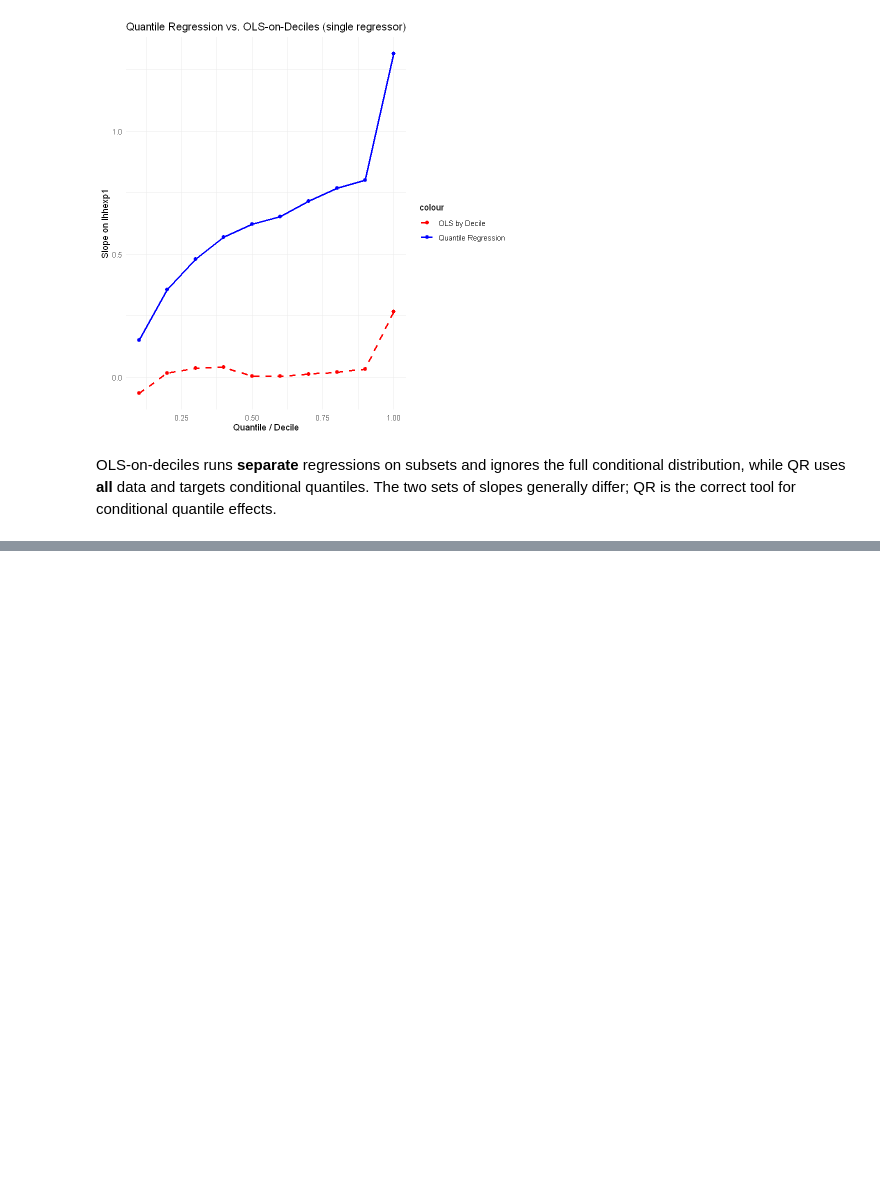
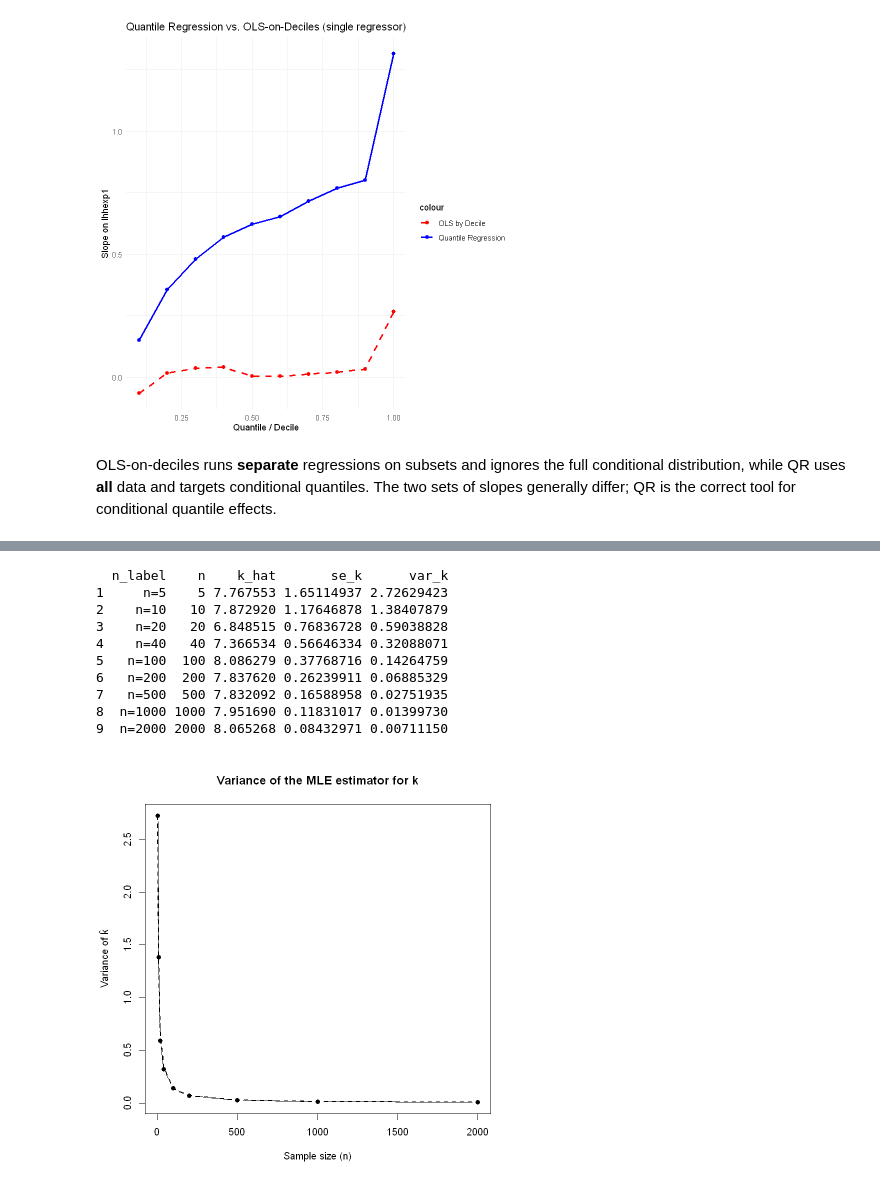
Before and after one commit to 52804407/Advanced_Econometrics_Pasz_Dohnal_Tom-, a Jupyter notebook: AE HW1 Pasz Dohnal Gabriel.ipynb, the cells around one changed output, grey strips where cells are left out. Drawn from its saved outputs; the diff is of its cells as text; code cells hidden in the pictures; blank space fills up the shorter version.

```diff
--- a/AE HW1 Pasz Dohnal Gabriel.ipynb
+++ b/AE HW1 Pasz Dohnal Gabriel.ipynb
@@ -621,0 +749,27 @@ par(mfrow = c(1, 1))
+# %%
+# Variance of the MLE for each sample size
+mle_tbl$var_k <- mle_tbl$se_k^2
+
+# Plot variance against sample size
+plot(mle_tbl$n, mle_tbl$var_k, type = "b", pch = 16,
+     xlab = "Sample size (n)", ylab = "Variance of k̂",
+     main = "Variance of the MLE estimator for k")
+
+# Reference line (decreasing with 1/n)
+lines(mle_tbl$n, mle_tbl$var_k[1] * (mle_tbl$n[1] / mle_tbl$n),
+      lty = 2, lwd = 2)
+
+# Table
+print(mle_tbl[, c("n_label", "n", "k_hat", "se_k", "var_k")])
+# %% [output]
+  n_label    n    k_hat       se_k      var_k
+1     n=5    5 7.767553 1.65114937 2.72629423
+2    n=10   10 7.872920 1.17646878 1.38407879
+3    n=20   20 6.848515 0.76836728 0.59038828
+4    n=40   40 7.366534 0.56646334 0.32088071
+5   n=100  100 8.086279 0.37768716 0.14264759
+6   n=200  200 7.837620 0.26239911 0.06885329
+7   n=500  500 7.832092 0.16588958 0.02751935
+8  n=1000 1000 7.951690 0.11831017 0.01399730
+9  n=2000 2000 8.065268 0.08432971 0.00711150
+[figure, added]
```
Also changed, not shown: parts of 9 cells of this notebook.
